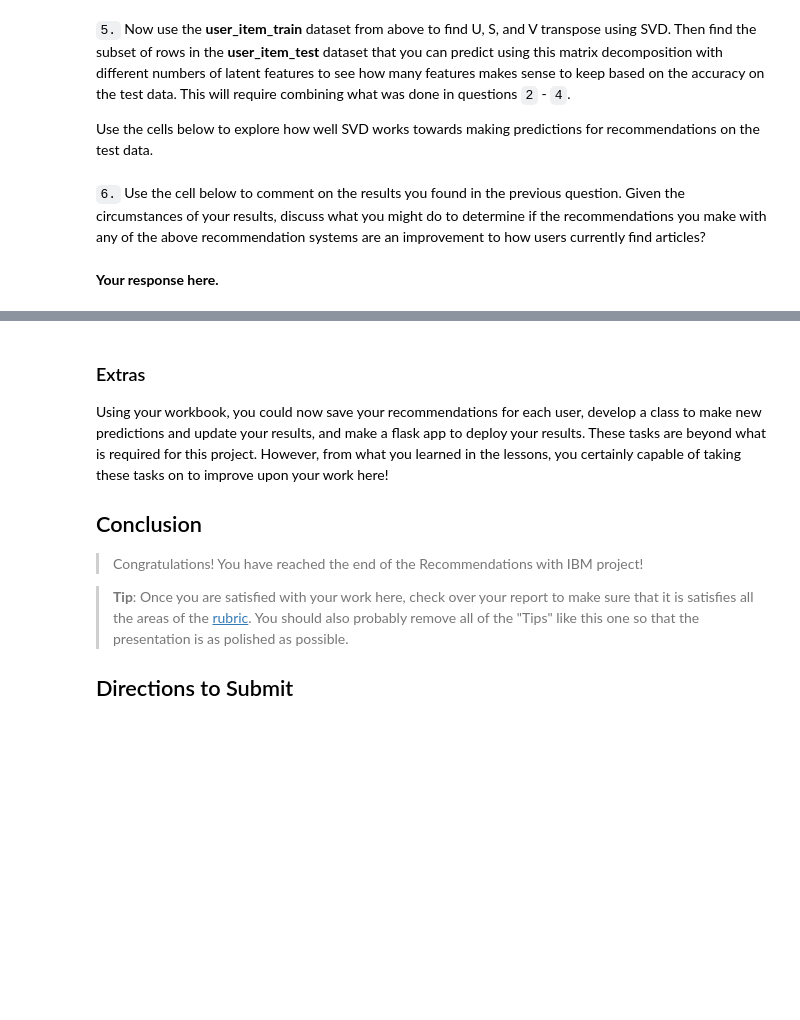
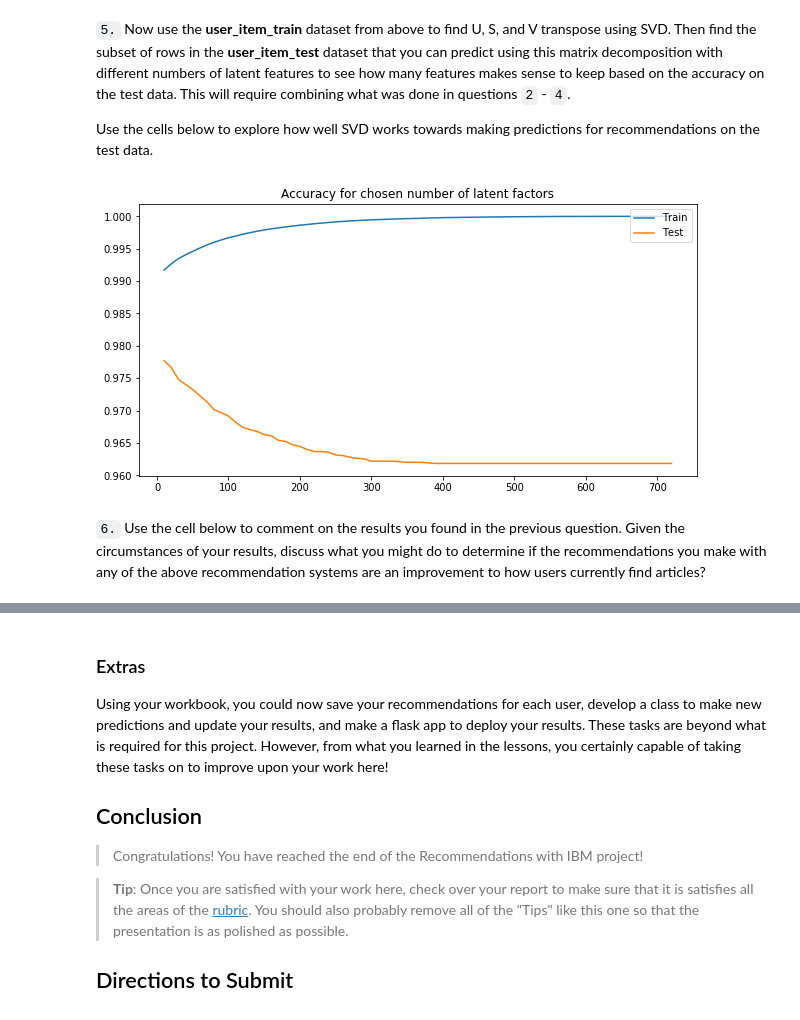
Before and after one commit to mwinterde/Recommendations-With-IBM, a Jupyter notebook: Recommendations_with_IBM.ipynb, the cells around one changed output, grey strips where cells are left out. Saved outputs shown, nothing was run; the diff lists cells and outputs as text; code cells hidden in the pictures; blank space fills up the shorter version.

```diff
--- a/Recommendations_with_IBM.ipynb
+++ b/Recommendations_with_IBM.ipynb
@@ -552,4 +776,48 @@ u_train, s_train, vt_train = # fit svd similar to above then use the cells below
+# %%
+# Create u_test and vt_test for making predictions on test set
+u_test = u_train[user_item_train.index.isin(test_idx), :]
+vt_test = vt_train[:, user_item_train.columns.isin(test_arts)]
+# %%
+# Create user_item_test matrix for evaluation of predictions on test set
+user_item_test = user_item_test.loc[set(user_item_test.index) & set(user_item_train.index),
+                                    set(user_item_test.columns) & set(user_item_train.columns)]
+# %%
+# Calculate total train and test error for various number of latent factors
+
+# Initialize empty lists for capturing total errors
+errs_train = []
+errs_test = []
+
+# Initialize generator with various number of latent factors
+num_factors = range(10, user_item_train.shape[1]+10, 10)
+
+# Loop through number of latent factors
+for k in num_factors:
+
+    # Restructure SVD matrices with k latent factors
+    u_train_lat, s_train_lat, vt_train_lat = u_train[:, :k], np.diag(s_train[:k]), vt_train[:k, :]
+    u_test_lat, vt_test_lat = u_test[:, :k], vt_test[:k, :]
+
+    # Make predictions on train and test set
+    user_item_train_pred = np.around(np.dot(np.dot(u_train_lat, s_train_lat), vt_train_lat))
+    user_item_test_pred = np.around(np.dot(np.dot(u_test_lat, s_train_lat), vt_test_lat))
+
+    # Compute differences
+    diffs_train = np.subtract(user_item_train_pred, user_item_train)
+    diffs_test = np.subtract(user_item_test_pred, user_item_test)
+
+    # Calculate total errors
+    errs_train.append( np.sum(np.sum(np.abs(diffs_train))) )
+    errs_test.append( np.sum(np.sum(np.abs(diffs_test))) )
+# %%
+# Plot train and test error
+plt.figure(figsize=(10, 5))
+plt.title('Accuracy for chosen number of latent factors')
+plt.plot(num_factors, 1 - np.array(errs_train)/user_item_train.values.size, label='Train')
+plt.plot(num_factors, 1 - np.array(errs_test)/user_item_test.values.size, label='Test')
+plt.legend(loc='upper right')
+plt.show()
+# %% [output]
+[figure, added]
 # %% [markdown]
 `6.` Use the cell below to comment on the results you found in the previous question. Given the circumstances of your results, discuss what you might do to determine if the recommendations you make with any of the above recommendation systems are an improvement to how users currently find articles?
-# %% [markdown]
-**Your response here.**
```
Also changed, not shown: parts of 45 cells of this notebook, 1 other file.
